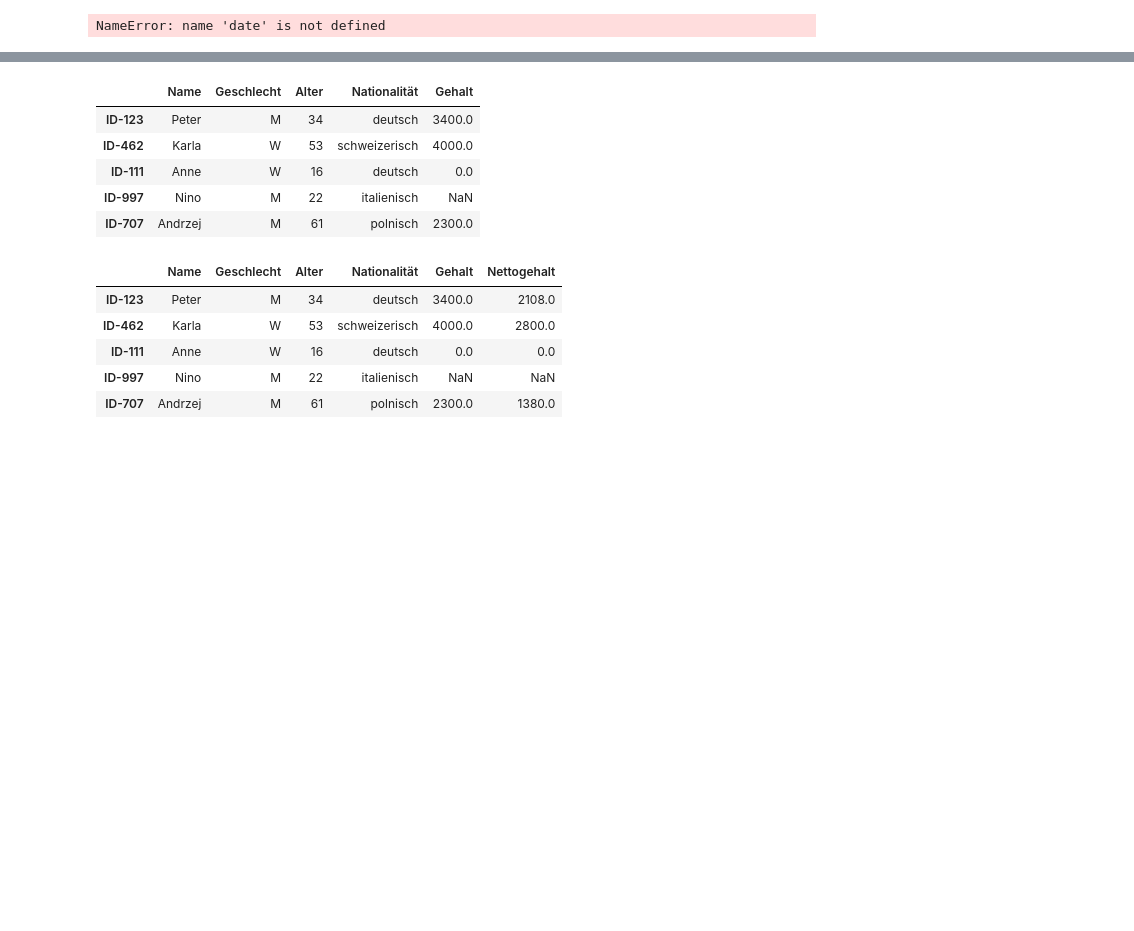
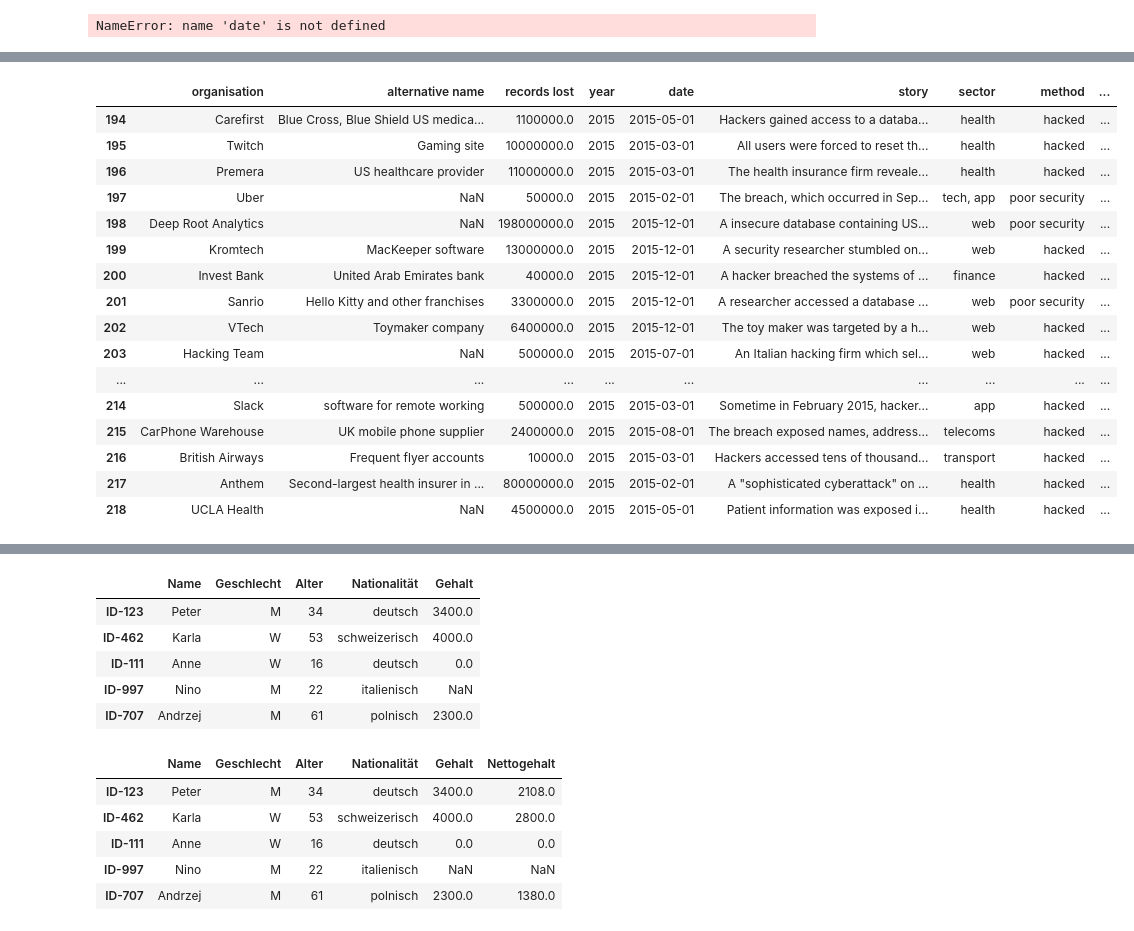
Before and after one commit to TimKossmann/storytelling, a Jupyter notebook: old_data_breaches_icicle.ipynb, the cells around one changed output, grey strips where cells are left out. Cells and saved outputs as stored; diff of their text form; code cells hidden in the pictures; blank space fills up the shorter version.

```diff
--- a/old_data_breaches_icicle.ipynb
+++ b/old_data_breaches_icicle.ipynb
@@ -325 +426,35 @@ df[:30:10]
+# %%
+
+
+
+df['organisation_name'] = np.where((df['year'] == 2005) & (df['records lost'] >= df['records lost'].max()*0.005), df['organisation'], '')
+for x in range( 2006, 2022):
+    df['organisation_name'] = np.where((df['year'] == x) & (df['records lost'] >= df['records lost'].max()*0.005), df['organisation'],
+    (['' if (i == '') else df['organisation'] for i in df['organisation']]))
+
+#df[255:261]
+#df[::50]
+
+
+df.loc[df['year']==2015]
+#np.where(df['organisation_name'] == ''), '', df['organisation']
+#df['Verbleibende Lebenserwartung'] = [79 - row['Alter'] if (row['Geschlecht'] == 'M') else 84 - row['Alter'] for index, row in df.iterrows()]
+# %% [output]
+|  | organisation | alternative name | records lost | year | date | story | sector | method | ... |
+| 194 | Carefirst | Blue Cross, Blue Shield US medica... | 1100000.0 | 2015 | 2015-05-01 | Hackers gained access to a databa... | health | hacked | ... |
+| 195 | Twitch | Gaming site | 10000000.0 | 2015 | 2015-03-01 | All users were forced to reset th... | health | hacked | ... |
+| 196 | Premera | US healthcare provider | 11000000.0 | 2015 | 2015-03-01 | The health insurance firm reveale... | health | hacked | ... |
+| 197 | Uber | NaN | 50000.0 | 2015 | 2015-02-01 | The breach, which occurred in Sep... | tech, app | poor security | ... |
+| 198 | Deep Root Analytics | NaN | 198000000.0 | 2015 | 2015-12-01 | A insecure database containing US... | web | poor security | ... |
+| 199 | Kromtech | MacKeeper software | 13000000.0 | 2015 | 2015-12-01 | A security researcher stumbled on... | web | hacked | ... |
+| 200 | Invest Bank | United Arab Emirates bank | 40000.0 | 2015 | 2015-12-01 | A hacker breached the systems of ... | finance | hacked | ... |
+| 201 | Sanrio | Hello Kitty and other franchises | 3300000.0 | 2015 | 2015-12-01 | A researcher accessed a database ... | web | poor security | ... |
+| 202 | VTech | Toymaker company | 6400000.0 | 2015 | 2015-12-01 | The toy maker was targeted by a h... | web | hacked | ... |
+| 203 | Hacking Team | NaN | 500000.0 | 2015 | 2015-07-01 | An Italian hacking firm which sel... | web | hacked | ... |
+| ... | ... | ... | ... | ... | ... | ... | ... | ... | ... |
+| 214 | Slack | software for remote working | 500000.0 | 2015 | 2015-03-01 | Sometime in February 2015, hacker... | app | hacked | ... |
+| 215 | CarPhone Warehouse | UK mobile phone supplier | 2400000.0 | 2015 | 2015-08-01 | The breach exposed names, address... | telecoms | hacked | ... |
+| 216 | British Airways | Frequent flyer accounts | 10000.0 | 2015 | 2015-03-01 | Hackers accessed tens of thousand... | transport | hacked | ... |
+| 217 | Anthem | Second-largest health insurer in ... | 80000000.0 | 2015 | 2015-02-01 | A "sophisticated cyberattack" on ... | health | hacked | ... |
+| 218 | UCLA Health | NaN | 4500000.0 | 2015 | 2015-05-01 | Patient information was exposed i... | health | hacked | ... |
 # %%
```
Also changed, not shown: parts of 6 cells of this notebook, 3 other files.
